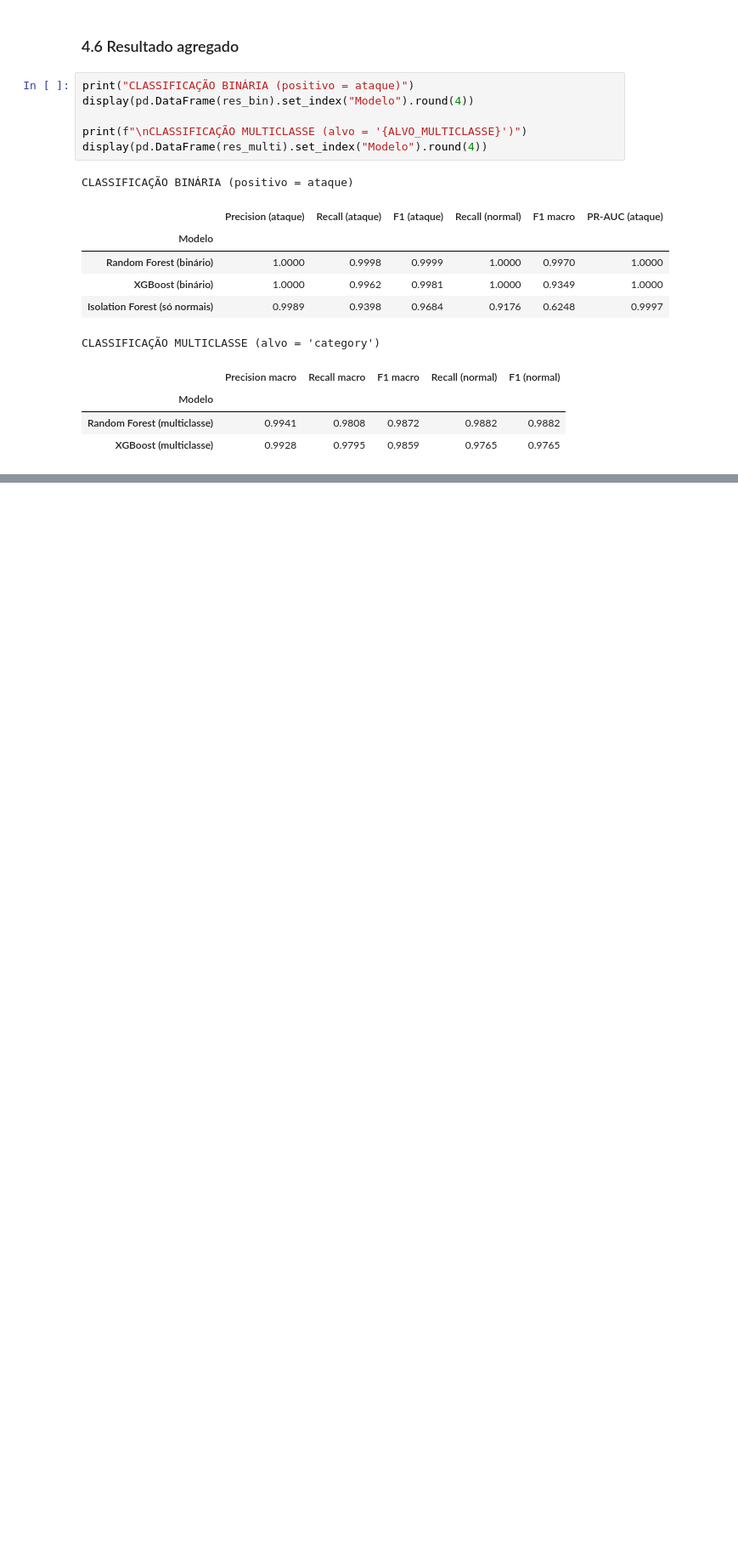
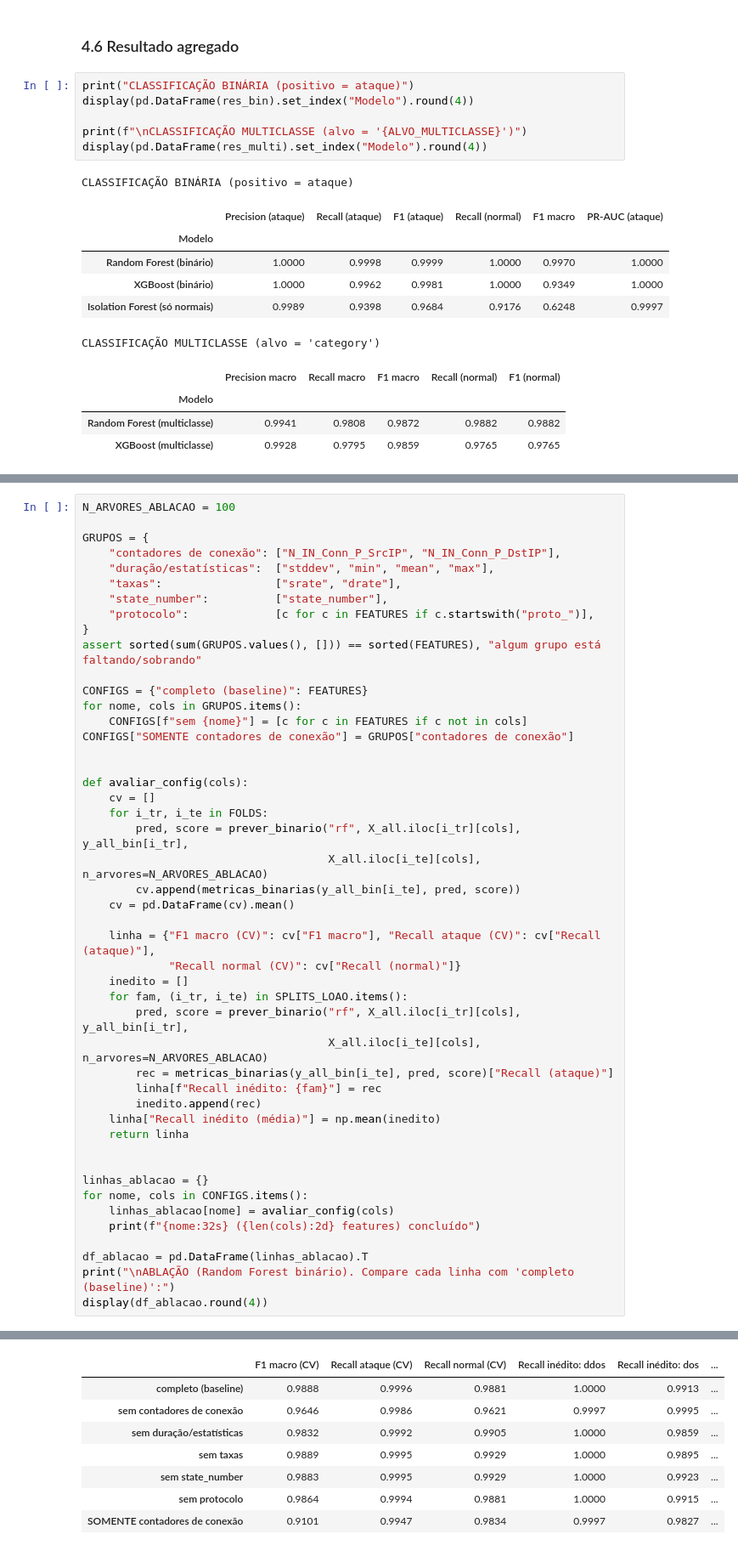
Before and after one commit to KauaLQ/cyber-sentinel, a Jupyter notebook: IoT/main.ipynb, the cells around one changed output, grey strips where cells are left out. Shown at 85% size. Saved outputs shown, nothing was run; the diff lists cells and outputs as text; blank space fills up the shorter version.

```diff
--- a/IoT/main.ipynb
+++ b/IoT/main.ipynb
@@ -700,0 +1055,48 @@ CLASSIFICAÇÃO MULTICLASSE (alvo = 'category')
+# %%
+N_ARVORES_ABLACAO = 100
+
+GRUPOS = {
+    "contadores de conexão": ["N_IN_Conn_P_SrcIP", "N_IN_Conn_P_DstIP"],
+    "duração/estatísticas":  ["stddev", "min", "mean", "max"],
+    "taxas":                 ["srate", "drate"],
+    "state_number":          ["state_number"],
+    "protocolo":             [c for c in FEATURES if c.startswith("proto_")],
+}
+assert sorted(sum(GRUPOS.values(), [])) == sorted(FEATURES), "algum grupo está faltando/sobrando"
+
+CONFIGS = {"completo (baseline)": FEATURES}
+for nome, cols in GRUPOS.items():
+    CONFIGS[f"sem {nome}"] = [c for c in FEATURES if c not in cols]
+CONFIGS["SOMENTE contadores de conexão"] = GRUPOS["contadores de conexão"]
+
+
+def avaliar_config(cols):
+    cv = []
+    for i_tr, i_te in FOLDS:
+        pred, score = prever_binario("rf", X_all.iloc[i_tr][cols], y_all_bin[i_tr],
+                                     X_all.iloc[i_te][cols], n_arvores=N_ARVORES_ABLACAO)
+        cv.append(metricas_binarias(y_all_bin[i_te], pred, score))
+    cv = pd.DataFrame(cv).mean()
+
+    linha = {"F1 macro (CV)": cv["F1 macro"], "Recall ataque (CV)": cv["Recall (ataque)"],
+             "Recall normal (CV)": cv["Recall (normal)"]}
+    inedito = []
+    for fam, (i_tr, i_te) in SPLITS_LOAO.items():
+        pred, score = prever_binario("rf", X_all.iloc[i_tr][cols], y_all_bin[i_tr],
+                                     X_all.iloc[i_te][cols], n_arvores=N_ARVORES_ABLACAO)
+        rec = metricas_binarias(y_all_bin[i_te], pred, score)["Recall (ataque)"]
+        linha[f"Recall inédito: {fam}"] = rec
+        inedito.append(rec)
+    linha["Recall inédito (média)"] = np.mean(inedito)
+    return linha
+
+
+linhas_ablacao = {}
+for nome, cols in CONFIGS.items():
+    linhas_ablacao[nome] = avaliar_config(cols)
+    print(f"{nome:32s} ({len(cols):2d} features) concluído")
+
+df_ablacao = pd.DataFrame(linhas_ablacao).T
+print("\nABLAÇÃO (Random Forest binário). Compare cada linha com 'completo (baseline)':")
+display(df_ablacao.round(4))
+# %% [output]
@@ -700,0 +1112,8 @@ CLASSIFICAÇÃO MULTICLASSE (alvo = 'category')
+|  | F1 macro (CV) | Recall ataque (CV) | Recall normal (CV) | Recall inédito: ddos | Recall inédito: dos | ... |
+| completo (baseline) | 0.9888 | 0.9996 | 0.9881 | 1.0000 | 0.9913 | ... |
+| sem contadores de conexão | 0.9646 | 0.9986 | 0.9621 | 0.9997 | 0.9995 | ... |
+| sem duração/estatísticas | 0.9832 | 0.9992 | 0.9905 | 1.0000 | 0.9859 | ... |
+| sem taxas | 0.9889 | 0.9995 | 0.9929 | 1.0000 | 0.9895 | ... |
+| sem state_number | 0.9883 | 0.9995 | 0.9929 | 1.0000 | 0.9923 | ... |
+| sem protocolo | 0.9864 | 0.9994 | 0.9881 | 1.0000 | 0.9915 | ... |
+| SOMENTE contadores de conexão | 0.9101 | 0.9947 | 0.9834 | 0.9997 | 0.9827 | ... |
```
Also changed, not shown: parts of 18 cells of this notebook.
